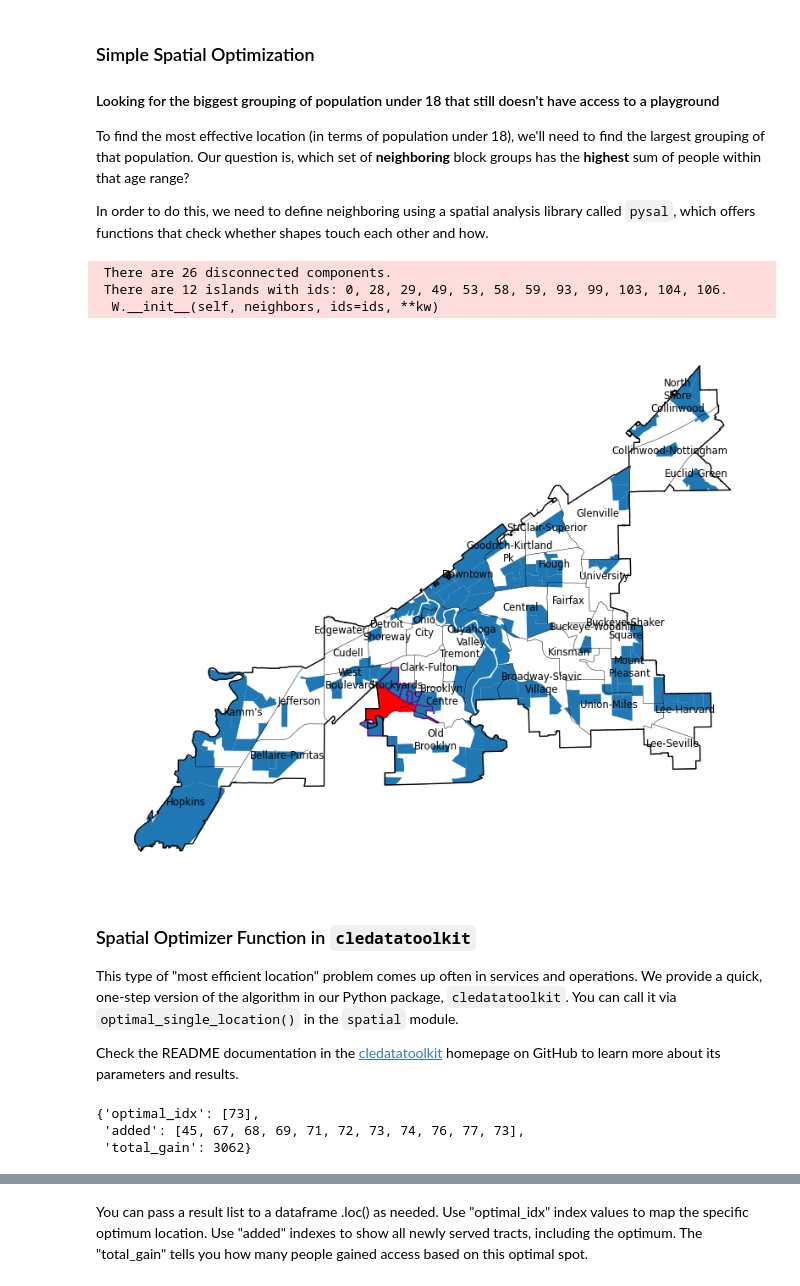
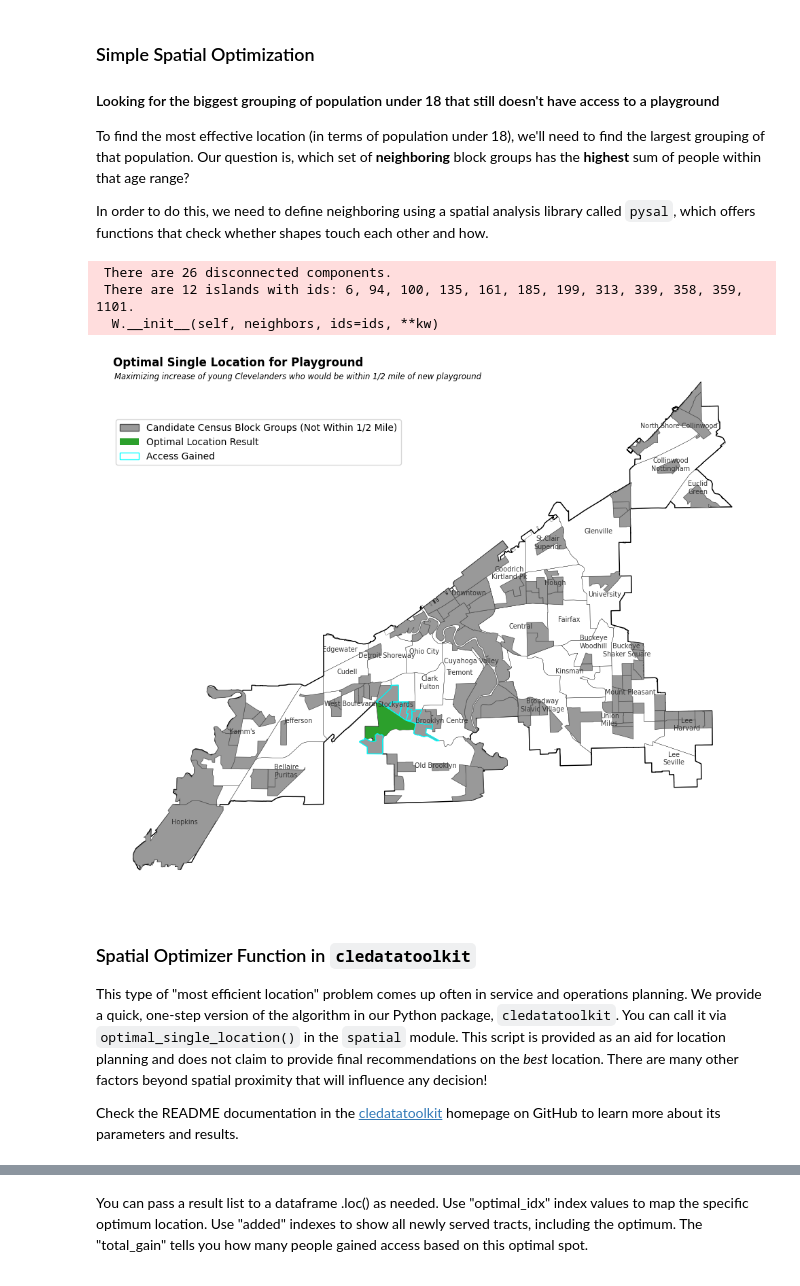
Before and after one commit to City-of-Cleveland/open-data-examples, a Jupyter notebook: 03-Recreation Data - Spatial Access and Optimal Locations.ipynb, the cells around one changed output, grey strips where cells are left out. Drawn from its saved outputs; the diff is of its cells as text; code cells hidden in the pictures.

```diff
--- a/03-Recreation Data - Spatial Access and Optimal Locations.ipynb
+++ b/03-Recreation Data - Spatial Access and Optimal Locations.ipynb
@@ -316,10 +293,10 @@ In order to do this, we need to define neighboring using a spatial analysis libr
 # %%
 # Block gruops that don't have access to playground now. These are candidates for assessing optimal location because they can be "gained".
 candidate_bgs = cle_bgs[cle_bgs['Playground_flag'] == False]
-w_rook = Rook.from_dataframe(candidate_bgs, use_index=False) # Returns an array of neighbors
+w_rook = Rook.from_dataframe(candidate_bgs, use_index=True) # Returns an array of neighbors
 # %% [output]
  There are 26 disconnected components.
- There are 12 islands with ids: 0, 28, 29, 49, 53, 58, 59, 93, 99, 103, 104, 106.
+ There are 12 islands with ids: 6, 94, 100, 135, 161, 185, 199, 313, 339, 358, 359, 1101.
   W.__init__(self, neighbors, ids=ids, **kw)
 # %%
 # This code collects the sum of every grouping identified before. It iterates through the list of index values, subsets the dataframe, and sums the < 18 population field for that subset.
@@ -327,7 +304,7 @@ population_dict = {}
 for bg in w_rook.neighbors.items():
     block_group_id =bg[0]
     neighboring_ids = bg[1]
-    cluster_pop = candidate_bgs.iloc[neighboring_ids]['Population under 18 years'].sum()
+    cluster_pop = candidate_bgs.loc[neighboring_ids]['Population under 18 years'].sum()
     # Create new key-value storing that block groups sum
     population_dict[block_group_id] = cluster_pop
 # %%
@@ -335,39 +312,40 @@ for bg in w_rook.neighbors.items():
 max_idx = max(population_dict, key=population_dict.get)
-# %%
-fig, ax = plt.subplots(1,1, figsize=(10,10))
-
-# Plot all candidate block groups, which didn't have access to a Playground
-candidate_bgs.plot(ax=ax)
-
-# Plot the optimal location. This block group is it!
-candidate_bgs.iloc[[max_idx]].plot(ax=ax, facecolor='red')
-
-# Plot the neighboring tracts of the optimal location tract to visually demonstrate the clustering
-candidate_bgs.iloc[w_rook.neighbors[max_idx]].plot(ax=ax, facecolor='none', edgecolor='purple')
-
-# Plot neighborhoods
-hoods_gdf.plot(ax=ax, facecolor='none', lw=.2)
-hoods_gdf.apply(lambda x: ax.annotate(text=x['SPANM'].replace(" ", "\n"), xy=x.geometry.centroid.coords[0], ha='center', size='small'), axis=1);
-
-# Plot the city boundary for context, remove axes
-city_gdf.plot(ax=ax, edgecolor='black', facecolor='none')
-ax.set_axis_off()
-# %% [output]
-[figure, removed]
+# %%
+# Build figure and axes with roomy figure size
+fig, ax = plt.subplots(1,1, figsize=(10,10))
+
+# Plot neighborhoods
+hoods_gdf.plot(ax=ax, facecolor='none', lw=.2)
+hoods_gdf.apply(lambda x: ax.annotate(text=x['SPANM'].replace("-", "\n"), xy=x.geometry.centroid.coords[0], ha='center', size='x-small', color='0.2'), axis=1)
+
+# Plot the city boundary for context, remove axes
+city_gdf.plot(ax=ax, edgecolor='black', facecolor='none')
+ax.set_axis_off()
+
+# Plot all candidate block groups, which didn't have access to a Playground
+candidate_bgs.plot(ax=ax, legend=True, fc='0.6', ec='0.3', lw=0.5)
+candidate_legend_artist = Rectangle(xy=(0,0), width=200, height=200, fc='0.6', ec='0.3')
+
+# Plot the optimal location. This block group is it! Pass a list with index to filter
+candidate_bgs.loc[[max_idx]].plot(ax=ax, facecolor='tab:green')
+max_legend_artist = Rectangle(xy=(0,0), width=200, height=200, fc='tab:green')
+
+# Plot the neighboring tracts of the optimal location tract to visually demonstrate the clustering
+candidate_bgs.loc[w_rook.neighbors[max_idx]].plot(ax=ax, facecolor='none', edgecolor='cyan')
+neighbors_artist = Rectangle(xy=(0,0), width=200, height=200, ec='cyan', fill=None)
+
+# Configure plot titles and build legend with artists
+fig.suptitle("Optimal Single Location for Playground", x= 0.03, y=.88, fontweight='bold', ha='left')
+ax.set_title("Maximizing increase of young Clevelanders who would be within 1/2 mile of new playground", ha='left', x= 0.018, y =.95, fontstyle='italic', fontsize='small')
+ax.legend([candidate_legend_artist, max_legend_artist, neighbors_artist],
+          ["Candidate Census Block Groups (Not Within 1/2 Mile)", "Optimal Location Result", "Access Gained"],
+          loc=(0.02,.8))
+fig.tight_layout()
+# %% [output]
+[figure, added]
 # %% [markdown]
 ### Spatial Optimizer Function in `cledatatoolkit`
 
-This type of "most efficient location" problem comes up often in services and operations. We provide a quick, one-step version of the algorithm in our Python package, `cledatatoolkit`. You can call it via `optimal_single_location()` in the `spatial` module.
+This type of "most efficient location" problem comes up often in service and operations planning. We provide a quick, one-step version of the algorithm in our Python package, `cledatatoolkit`. You can call it via `optimal_single_location()` in the `spatial` module. This script is provided as an aid for location planning and does not claim to provide final recommendations on the _best_ location. There are many other factors beyond spatial proximity that will influence any decision!
 
 Check the README documentation in the [cledatatoolkit](https://github.com/City-of-Cleveland/cledatatoolkit) homepage on GitHub to learn more about its parameters and results.
-# %%
-optimal_results = cdt.spatial.optimal_single_location(
-                            poi_gdf = amenities_gdf[amenities_gdf.Amenity_Type == "Playground"],
-                            targeted_areas = cle_bgs,
-                            weight_col = "Population under 18 years",
-                            search_distance = 2640)
-optimal_results
-# %% [output]
-{'optimal_idx': [73],
- 'added': [45, 67, 68, 69, 71, 72, 73, 74, 76, 77, 73],
- 'total_gain': 3062}
```
Also changed, not shown: parts of 5 cells of this notebook.
